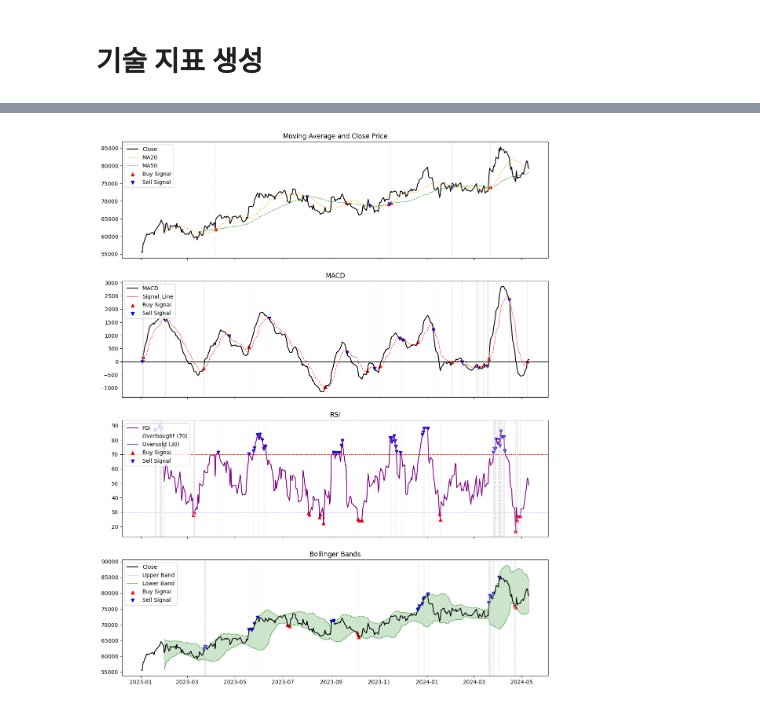
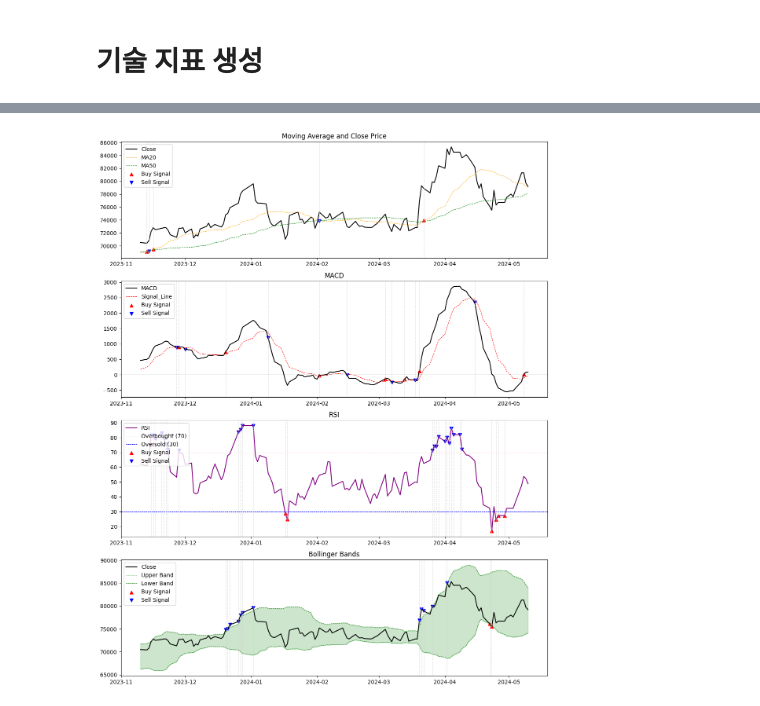
Before and after one commit to iop2000win/Stock_Analysis, a Jupyter notebook: Stock_Analysis.ipynb, the cells around one changed output, grey strips where cells are left out. Drawn from its saved outputs; the diff is of its cells as text; code cells hidden in the pictures.

```diff
--- a/Stock_Analysis.ipynb
+++ b/Stock_Analysis.ipynb
@@ -212,5 +220,13 @@ df.head(1).T
+# %%
+day_ago = df.index.max() - dateutil.relativedelta.relativedelta(months = 6)
+# %%
+df = df.loc[df.index >= day_ago]
 # %%
-fig, axes = plt.subplots(nrows = 4, ncols =1, figsize = (14, 18), sharex = True, dpi = 100)
+fig, axes = plt.subplots(nrows = 4,
+                         ncols =1,
+                         figsize = (14, 18),
+#                          sharex = True,
+                         dpi = 100)
 
 # Moving Average
 axes[0].plot(df.index, df['Close'], label = 'Close', color = 'black')
@@ -235,31 +251,31 @@ axes[1].axhline(0, color = 'black', linewidth = 0.7)
 
 axes[1].set_title('MACD')
 axes[1].legend(loc = 'upper left')
 
 # RSI지표
 axes[2].plot(df.index, df['rsi'], label = 'RSI', color = 'purple')
 axes[2].axhline(70, color = 'red', label = 'Overbought (70)', linestyle = 'dashed', linewidth = 0.7)
 axes[2].axhline(30, color = 'blue', label = 'Oversold (30)', linestyle = 'dashed', linewidth = 0.7)
 axes[2].scatter(df.index, df['buy_signal_rsi'], color = 'red', label = 'Buy Signal', marker = '^')
 axes[2].scatter(df.index, df['sell_signal_rsi'], color = 'blue', label = 'Sell Signal', marker = 'v')
 for idx in df.iloc[np.where(df['buy_signal_rsi'].notnull() | df['sell_signal_rsi'].notnull())[0]].index:
     axes[2].axvline(idx, color = 'lightgray', linestyle = 'dashed', linewidth = 0.7)
 
 axes[2].set_title('RSI')
 axes[2].legend(loc = 'upper left')
 
 # Bollinger Band
 axes[3].plot(df.index, df['Close'], label = 'Close', color = 'black')
 axes[3].plot(df.index, df['upper_band'], label = 'Upper Band', color = 'green', linestyle = '--', linewidth = 0.7)
 axes[3].plot(df.index, df['lower_band'], label = 'Lower Band', color = 'green', linestyle = '--', linewidth = 0.7)
 axes[3].fill_between(df.index, df['upper_band'], df['lower_band'], color = 'green', alpha = 0.2)
 axes[3].scatter(df.index, df['buy_signal_bollinger'], color = 'red', label = 'Buy Signal', marker = '^')
 axes[3].scatter(df.index, df['sell_signal_bollinger'], color = 'blue', label = 'Sell Signal', marker = 'v')
 for idx in df.iloc[np.where(df['buy_signal_bollinger'].notnull() | df['sell_signal_bollinger'].notnull())[0]].index:
     axes[3].axvline(idx, color = 'lightgray', linestyle = 'dashed', linewidth = 0.7)
 axes[3].set_title('Bollinger Bands')
 axes[3].legend(loc = 'upper left')
 
 plt.show()
 # %% [output]
-[figure, old version]
+[figure, new version]
```
Also changed, not shown: parts of 3 cells of this notebook.
